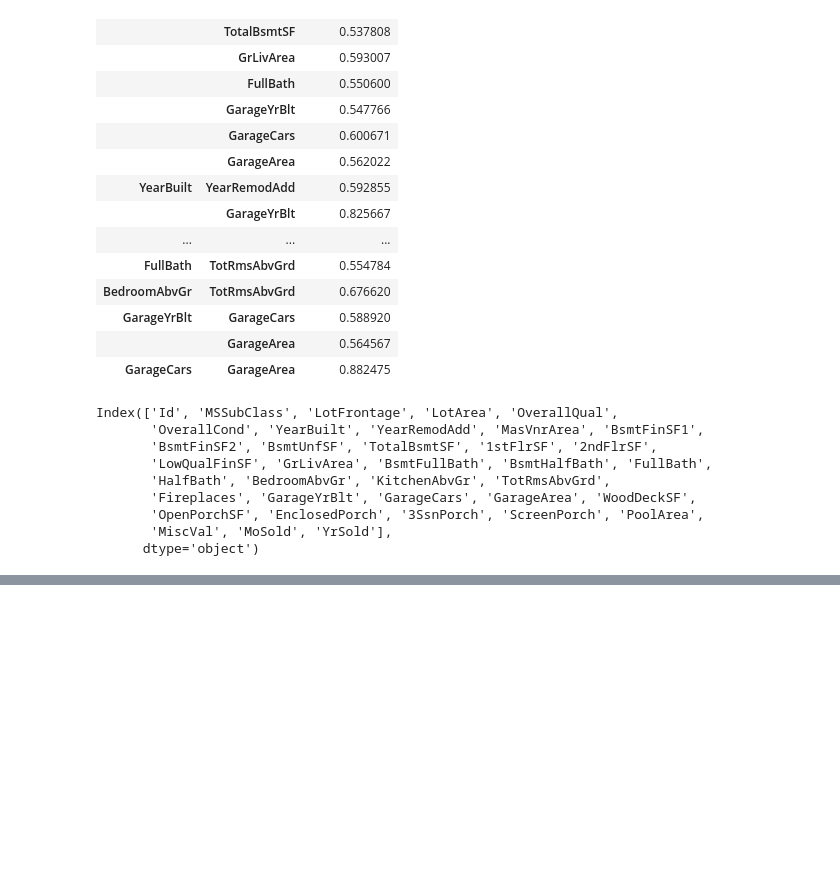
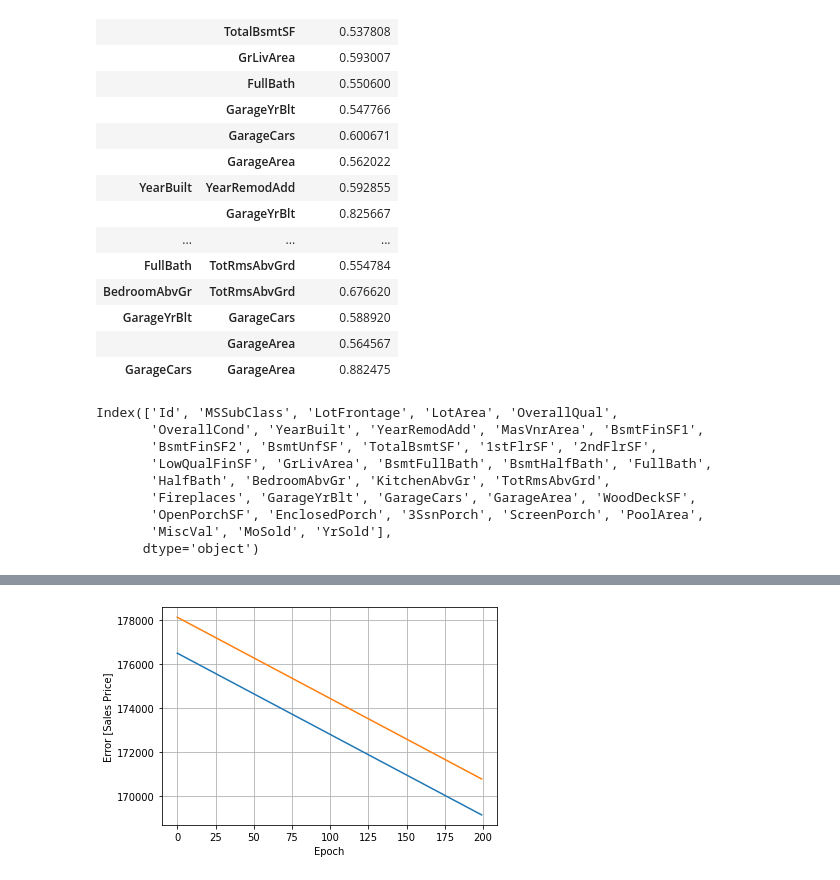
Before and after one commit to jaykye/HousePricePrediction, a Jupyter notebook: explore.ipynb, the cells around one changed output, grey strips where cells are left out. Cells and saved outputs as stored; diff of their text form; code cells hidden in the pictures; blank space fills up the shorter version.

```diff
--- a/explore.ipynb
+++ b/explore.ipynb
@@ -115,0 +181,4 @@ Index(['Id', 'MSSubClass', 'LotFrontage', 'LotArea', 'OverallQual',
+# %%
+plot_training_hist(training_hist)
+# %% [output]
+[figure, added]
```
Also changed, not shown: parts of 11 cells of this notebook.
